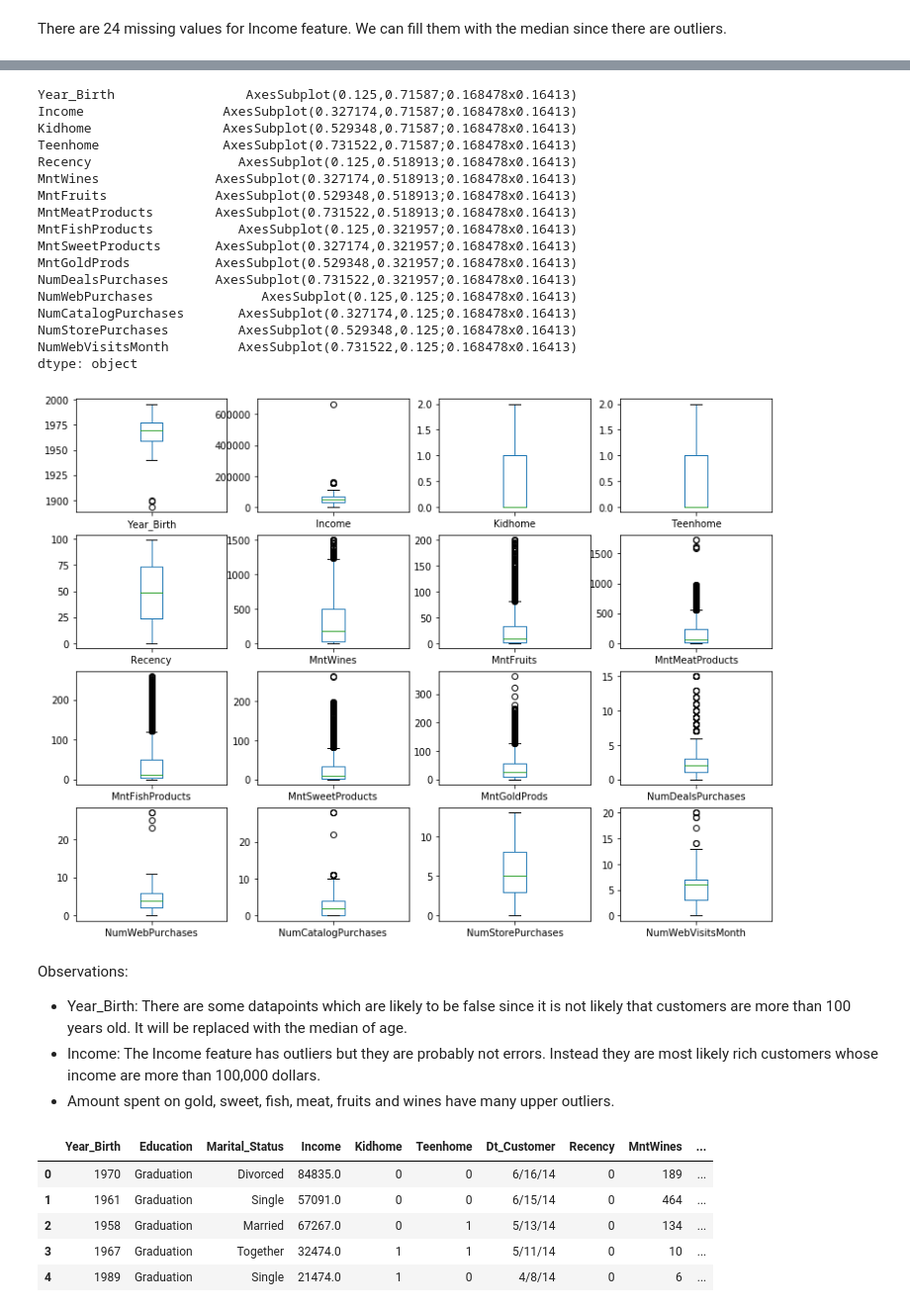
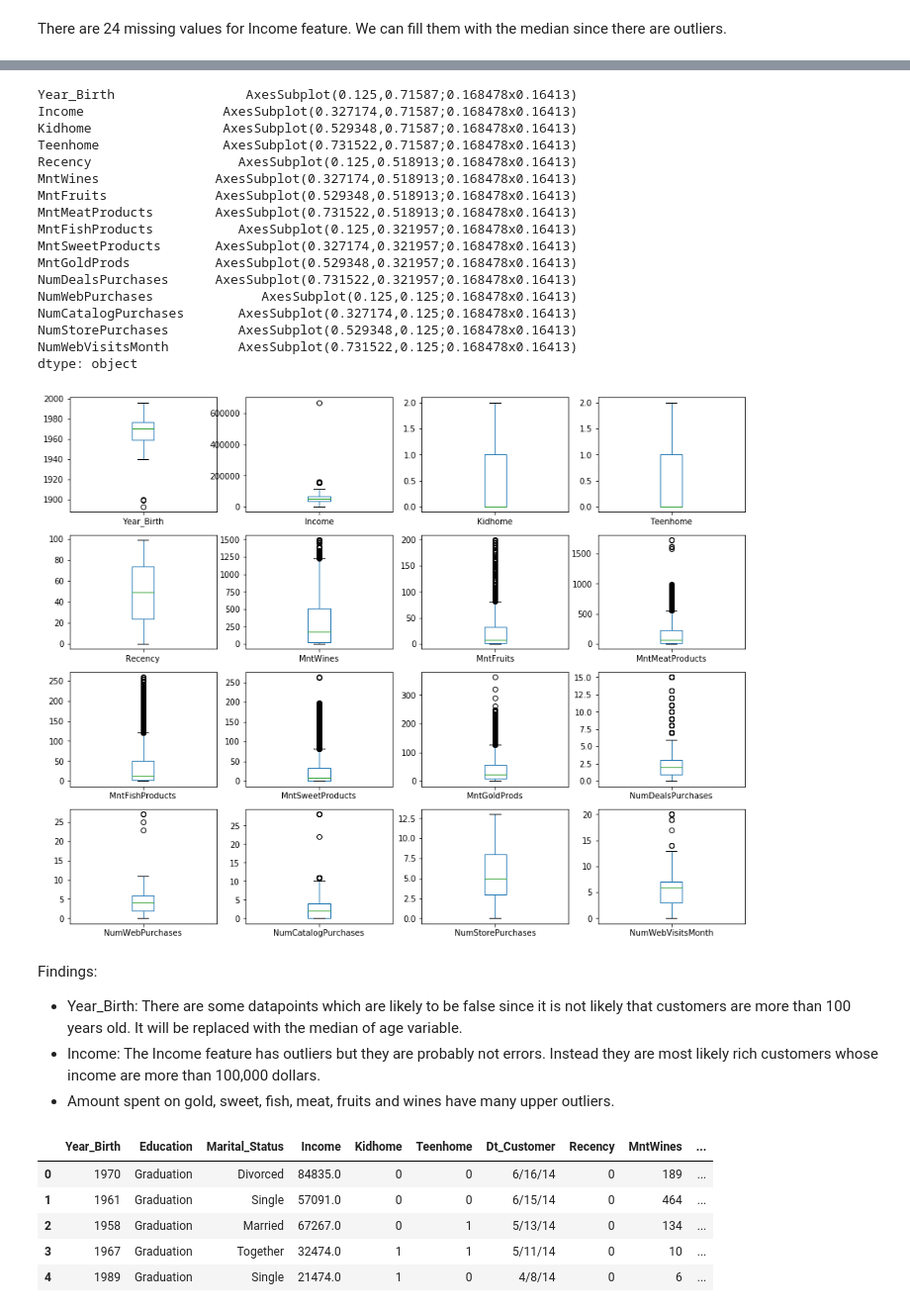
Before and after one commit to meliskurum/Marketing-Data-Analysis, a Jupyter notebook: Marketing Data Analysis.ipynb, the cells around one changed output, grey strips where cells are left out. Shown at 99% size. Cells and saved outputs as stored; diff of their text form; code cells hidden in the pictures.

```diff
--- a/Marketing Data Analysis.ipynb
+++ b/Marketing Data Analysis.ipynb
@@ -170,33 +186,34 @@ Data columns (total 27 columns):
 dtypes: float64(1), int64(22), object(4)
 memory usage: 472.6+ KB
 # %%
+# Numerical features
 df_num = df[['Year_Birth','Income', 'Kidhome', 'Teenhome', 'Recency', 'MntWines', 'MntFruits', 'MntMeatProducts',
            'MntFishProducts', 'MntSweetProducts', 'MntGoldProds', 'NumDealsPurchases', 'NumWebPurchases',
            'NumCatalogPurchases', 'NumStorePurchases', 'NumWebVisitsMonth']]
-df_num.plot(subplots = True, layout = (4,4), kind= 'box', figsize = (13, 10))
+df_num.plot(subplots = True, layout = (4, 4), kind= 'box', figsize = (15, 12))
 # %% [output]
 Year_Birth                 AxesSubplot(0.125,0.71587;0.168478x0.16413)
 Income                  AxesSubplot(0.327174,0.71587;0.168478x0.16413)
 Kidhome                 AxesSubplot(0.529348,0.71587;0.168478x0.16413)
 Teenhome                AxesSubplot(0.731522,0.71587;0.168478x0.16413)
 Recency                   AxesSubplot(0.125,0.518913;0.168478x0.16413)
 MntWines               AxesSubplot(0.327174,0.518913;0.168478x0.16413)
 MntFruits              AxesSubplot(0.529348,0.518913;0.168478x0.16413)
 MntMeatProducts        AxesSubplot(0.731522,0.518913;0.168478x0.16413)
 MntFishProducts           AxesSubplot(0.125,0.321957;0.168478x0.16413)
 MntSweetProducts       AxesSubplot(0.327174,0.321957;0.168478x0.16413)
 MntGoldProds           AxesSubplot(0.529348,0.321957;0.168478x0.16413)
 NumDealsPurchases      AxesSubplot(0.731522,0.321957;0.168478x0.16413)
 NumWebPurchases              AxesSubplot(0.125,0.125;0.168478x0.16413)
 NumCatalogPurchases       AxesSubplot(0.327174,0.125;0.168478x0.16413)
 NumStorePurchases         AxesSubplot(0.529348,0.125;0.168478x0.16413)
 NumWebVisitsMonth         AxesSubplot(0.731522,0.125;0.168478x0.16413)
 dtype: object
-[figure, old version]
+[figure, new version]
 # %% [markdown]
-Observations:
+Findings:
 
-* Year_Birth: There are some datapoints which are likely to be false since it is not likely that customers are more than 100 years old. It will be replaced with the median of age.
+* Year_Birth: There are some datapoints which are likely to be false since it is not likely that customers are more than 100 years old. It will be replaced with the median of age variable.
 * Income: The Income feature has outliers but they are probably not errors. Instead they are most likely rich customers whose income are more than 100,000 dollars.
 * Amount spent on gold, sweet, fish, meat, fruits and wines have many upper outliers.
 # %%
```
Also changed, not shown: parts of 45 cells of this notebook.
